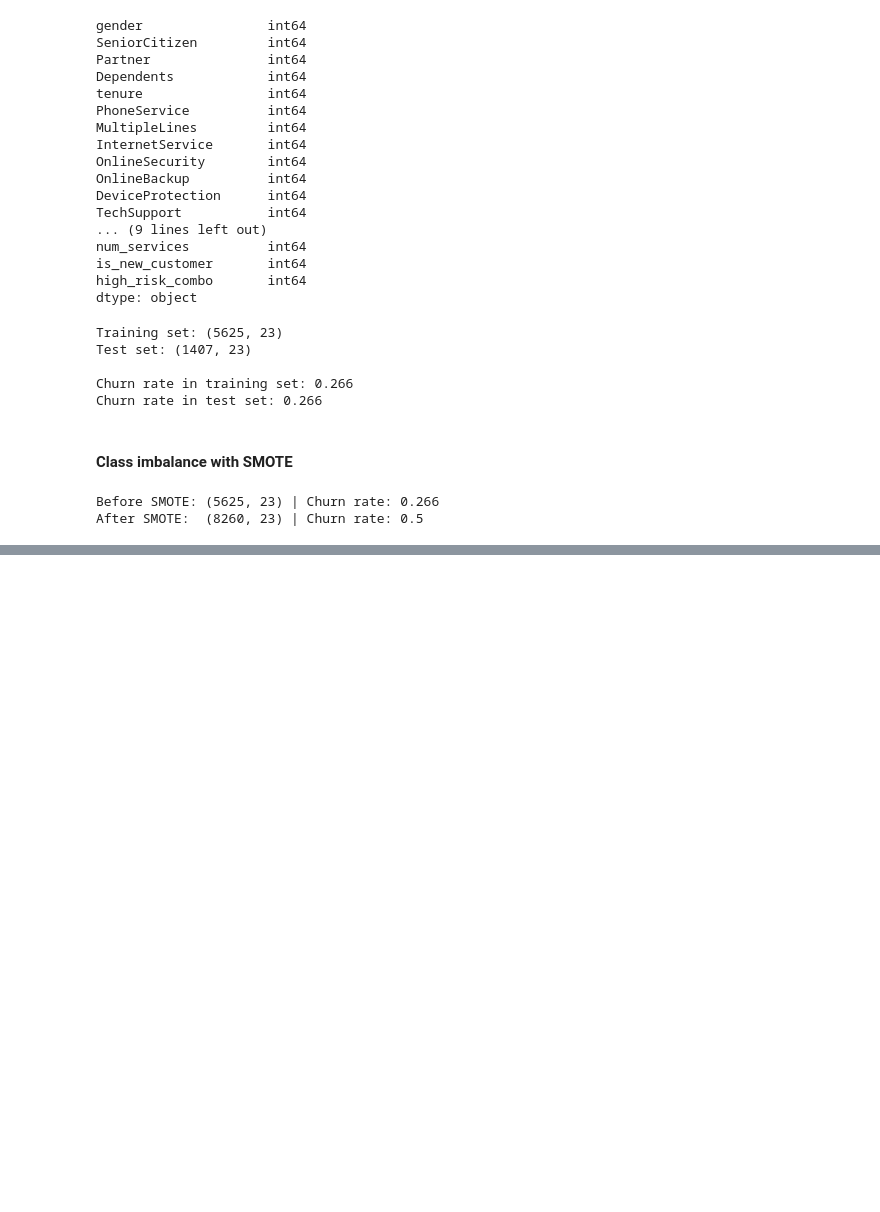
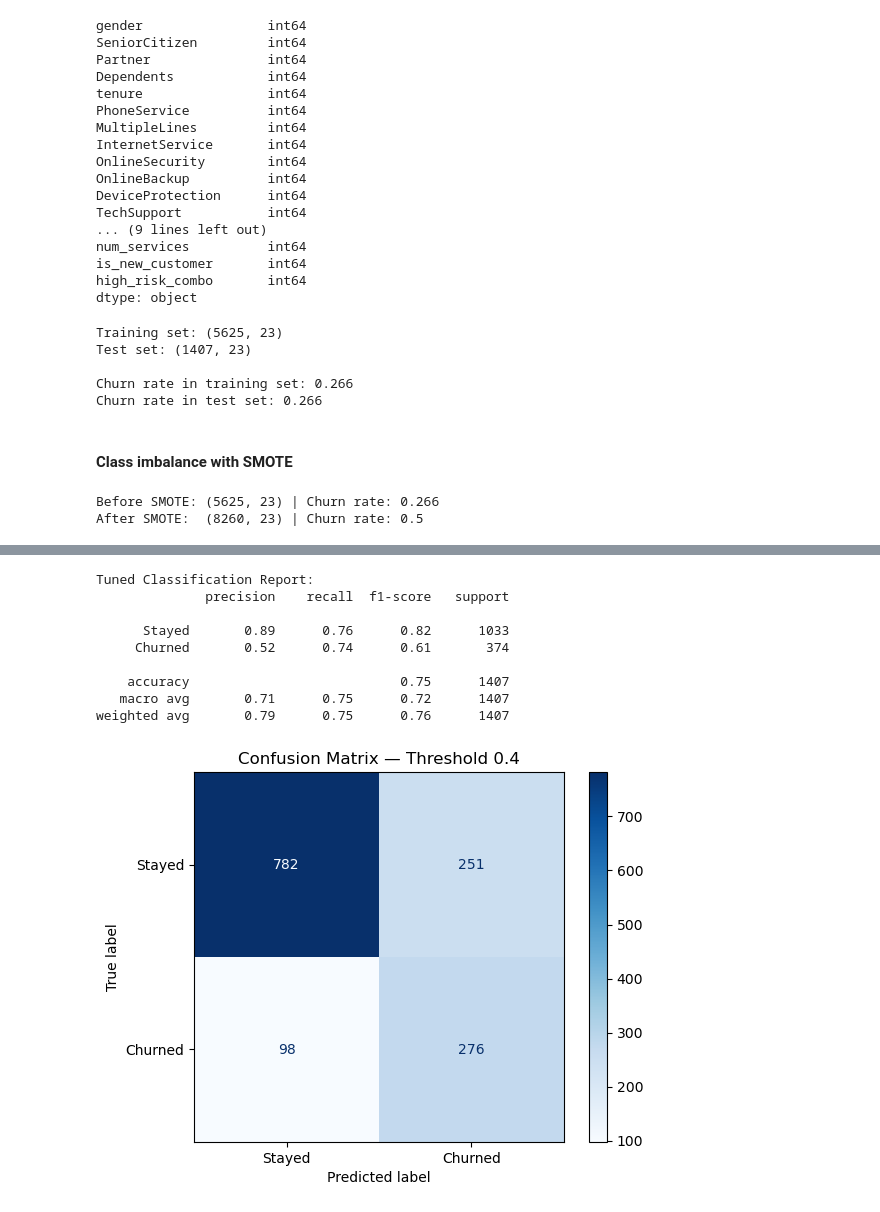
Before and after one commit to shaheerr1/churn-radar, a Jupyter notebook: backend/notebooks/exploration.ipynb, the cells around one changed output, grey strips where cells are left out. Drawn from its saved outputs; the diff is of its cells as text; code cells hidden in the pictures; blank space fills up the shorter version.

```diff
--- a/backend/notebooks/exploration.ipynb
+++ b/backend/notebooks/exploration.ipynb
@@ -232,0 +307,24 @@ After SMOTE:  (8260, 23) | Churn rate: 0.5
+# %%
+# Instead of default 0.5 threshold, lower it to catch more churners
+threshold = 0.4
+y_pred_tuned = (y_pred_proba >= threshold).astype(int)
+
+print("Tuned Classification Report:")
+print(classification_report(y_test, y_pred_tuned, target_names=['Stayed', 'Churned']))
+
+cm_tuned = confusion_matrix(y_test, y_pred_tuned)
+disp = ConfusionMatrixDisplay(confusion_matrix=cm_tuned, display_labels=['Stayed', 'Churned'])
+disp.plot(cmap='Blues')
+plt.title('Confusion Matrix — Threshold 0.4')
+plt.show()
+# %% [output]
+Tuned Classification Report:
+              precision    recall  f1-score   support
+
+      Stayed       0.89      0.76      0.82      1033
+     Churned       0.52      0.74      0.61       374
+
+    accuracy                           0.75      1407
+   macro avg       0.71      0.75      0.72      1407
+weighted avg       0.79      0.75      0.76      1407
+[figure, added]
```
Also changed, not shown: parts of 5 cells of this notebook, 1 other file.
